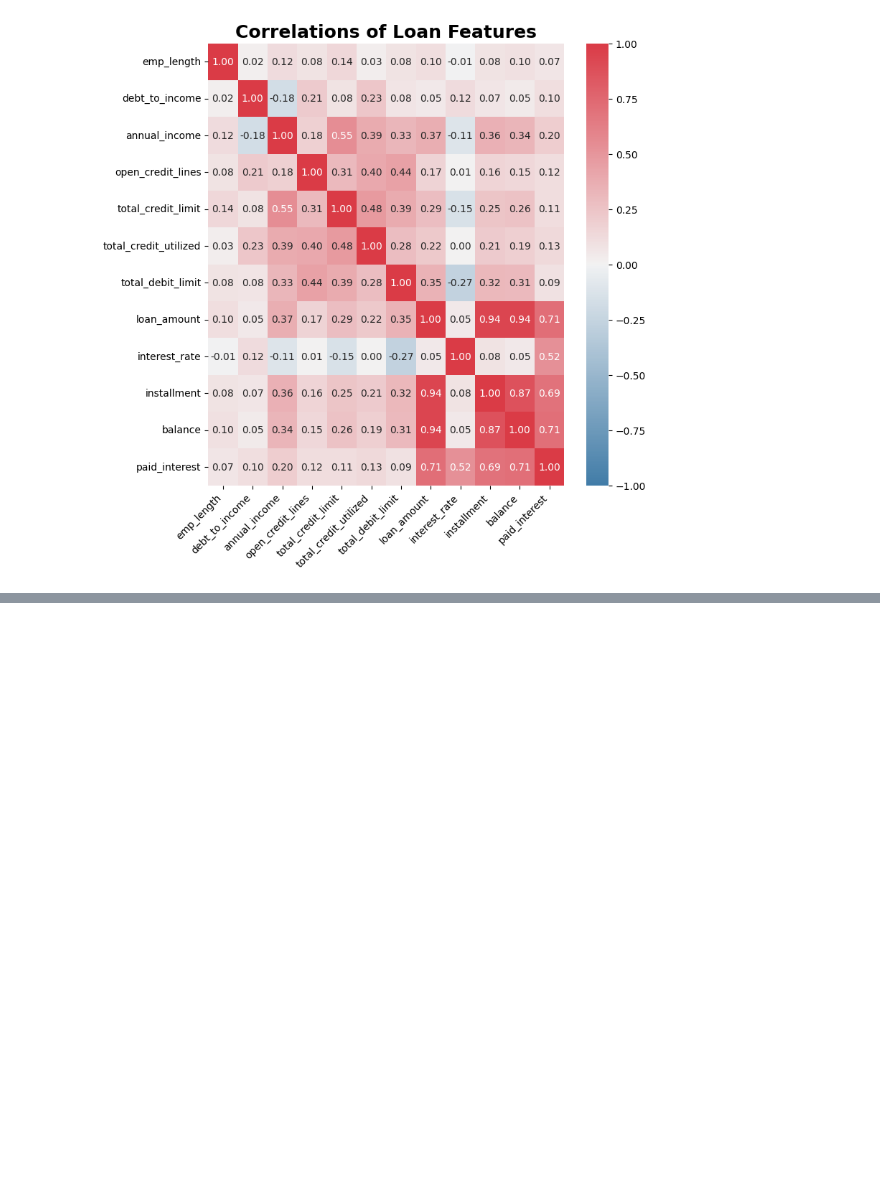
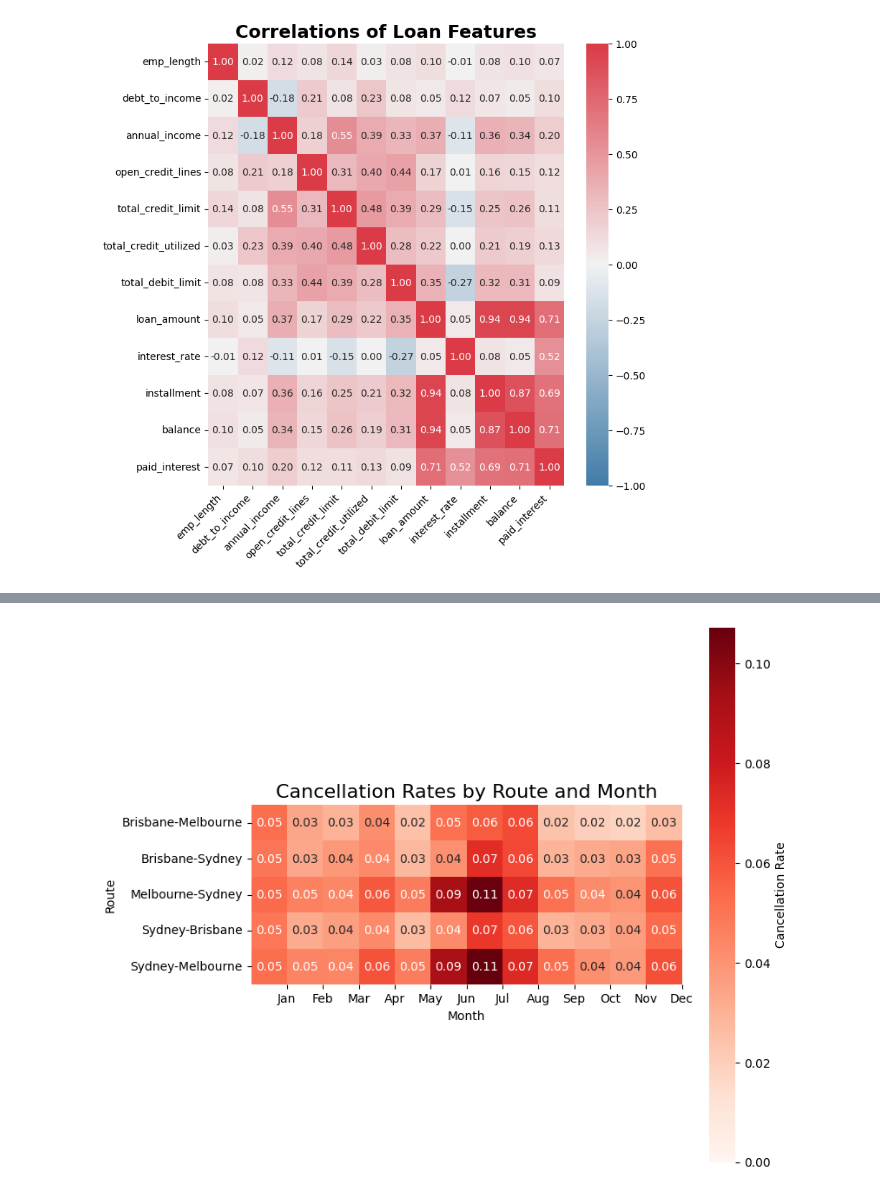
Before and after one commit to xc308/Python_Data_Analysis, a Jupyter notebook: 4_Visulaization.ipynb, the cells around one changed output, grey strips where cells are left out. Cells and saved outputs as stored; diff of their text form; code cells hidden in the pictures; blank space fills up the shorter version.

```diff
--- a/4_Visulaization.ipynb
+++ b/4_Visulaization.ipynb
@@ -428,0 +433,3 @@ plt.show()
+# %%
+df = pd.read_csv("otp_top5_routes.csv")
+df.head()
@@ -428,0 +443,31 @@ plt.show()
+# %%
+df["Cancellation_Rates"] = df["Cancellations"] / df["Sectors_Scheduled"]
+
+heatmap_data = df.pivot_table(
+    index="Route",
+    columns="Month_Num",
+    values="Cancellation_Rates",
+    aggfunc="mean"
+)
+
+
+plt.figure(figsize=(8, 8))
+
+sns.heatmap(
+    heatmap_data,
+    annot=True,
+    fmt=".2f",
+    cmap="Reds",
+    cbar_kws={"label": "Cancellation Rate"},
+    vmin=0,
+    square=True)
+
+plt.title("Cancellation Rates by Route and Month", fontsize=16)
+plt.xlabel("Month")
+plt.xticks(ticks=range(1, 13), labels=[
+    "Jan", "Feb", "Mar", "Apr", "May", "Jun",
+    "Jul", "Aug", "Sep", "Oct", "Nov", "Dec"
+])
+plt.show()
+# %% [output]
+[figure, added]
```
Also changed, not shown: parts of 2 cells of this notebook.
